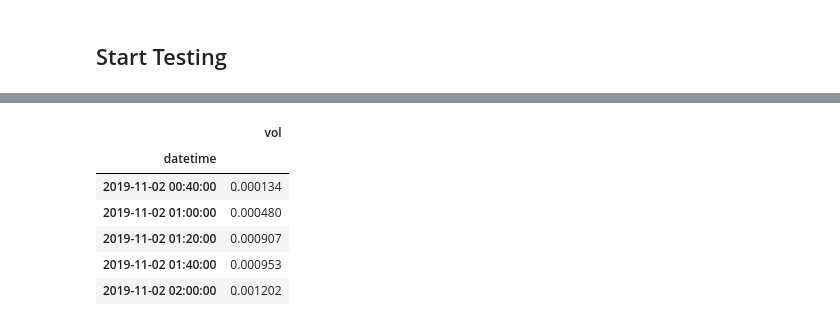
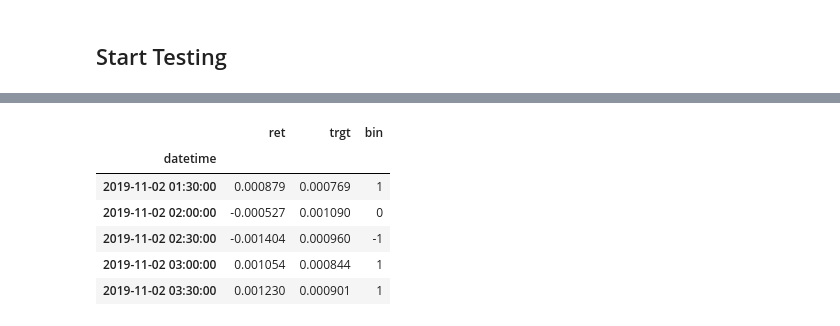
Before and after one commit to ClockworkBunny/quant_models, a Jupyter notebook: TestingNotebooks/TEST_labeling.ipynb, the cells around one changed output, grey strips where cells are left out. Cells and saved outputs as stored; diff of their text form; code cells hidden in the pictures.

```diff
--- a/TestingNotebooks/TEST_labeling.ipynb
+++ b/TestingNotebooks/TEST_labeling.ipynb
@@ -98,10 +100,10 @@ https://pandas.pydata.org/pandas-docs/stable/indexing.html#deprecate-loc-reindex
 # %%
-target_vert.head()
+hh.head()
 # %% [output]
-|  | vol |
-| datetime |  |
-| 2019-11-02 00:40:00 | 0.000134 |
-| 2019-11-02 01:00:00 | 0.000480 |
-| 2019-11-02 01:20:00 | 0.000907 |
-| 2019-11-02 01:40:00 | 0.000953 |
-| 2019-11-02 02:00:00 | 0.001202 |
+|  | ret | trgt | bin |
+| datetime |  |  |  |
+| 2019-11-02 01:30:00 | 0.000879 | 0.000769 | 1 |
+| 2019-11-02 02:00:00 | -0.000527 | 0.001090 | 0 |
+| 2019-11-02 02:30:00 | -0.001404 | 0.000960 | -1 |
+| 2019-11-02 03:00:00 | 0.001054 | 0.000844 | 1 |
+| 2019-11-02 03:30:00 | 0.001230 | 0.000901 | 1 |
```
Also changed, not shown: parts of 42 cells of this notebook, 1 other file.
